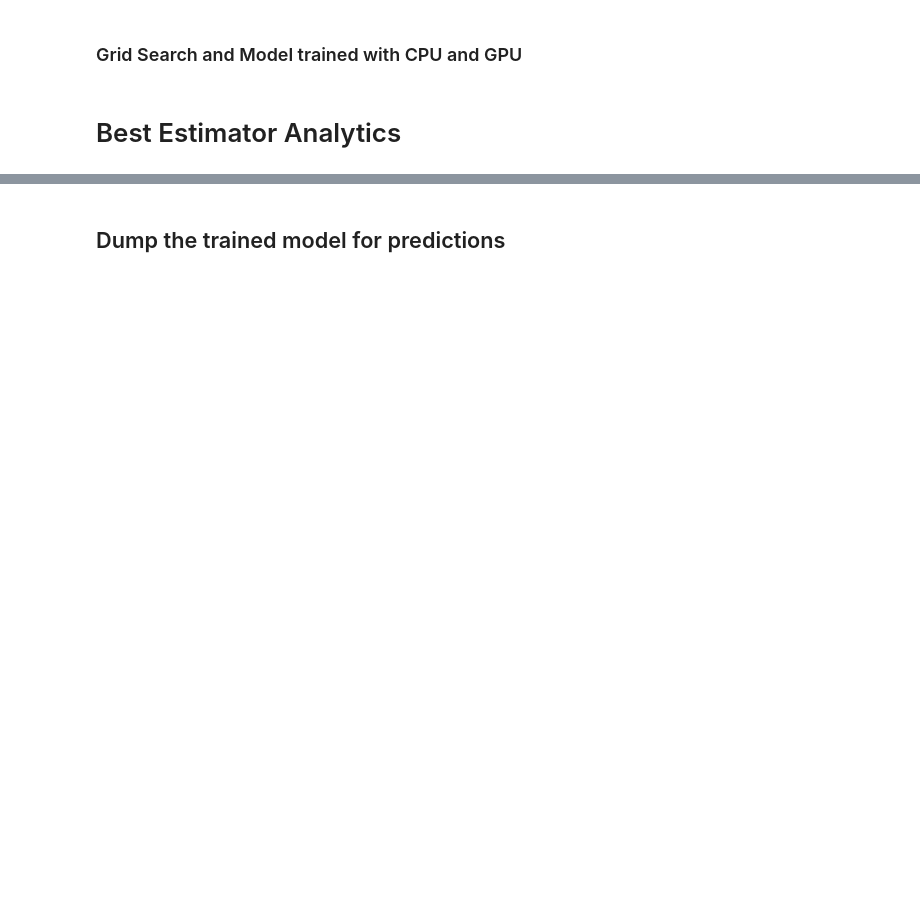
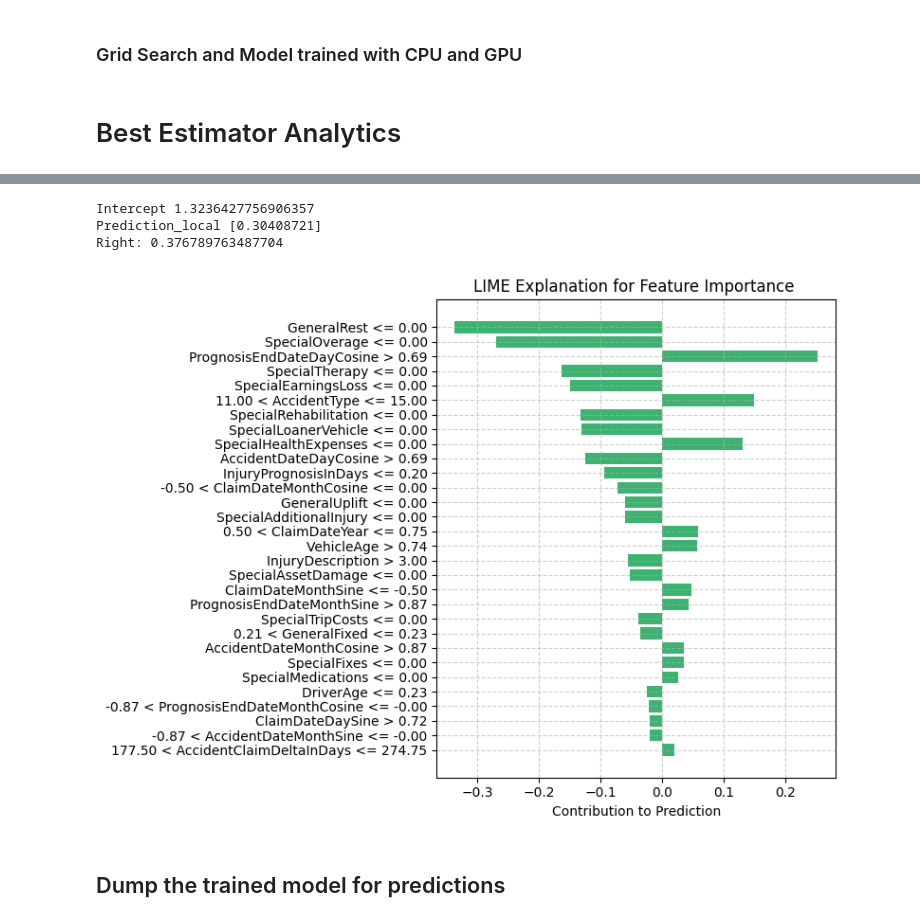
Before and after one commit to xLightless/uwe-enterprise-mlaas-models, a Jupyter notebook: REECE_TURNER_22036698_MARS.ipynb, the cells around one changed output, grey strips where cells are left out. Drawn from its saved outputs; the diff is of its cells as text; code cells hidden in the pictures; blank space fills up the shorter version.

Commit message:
Added xAI and minmax inverse tranformation to MARS model.

```diff
--- a/REECE_TURNER_22036698_MARS.ipynb
+++ b/REECE_TURNER_22036698_MARS.ipynb
@@ -361,6 +358,7 @@ def grid_search(model_class: MARS, fit_function, X_train, y_train, X_test, y_tes
     return best_ensemble, np.array(grid_searches)
 # %%
 from models.types.experimental.mars.mars import MARS
+import time
 
 # param_grid = {
 #     "max_terms": [400],
@@ -369,11 +367,18 @@ from models.types.experimental.mars.mars import MARS
 #     "penalty": [0.1]
 # }
 
+# param_grid = {
+#     'max_terms': [100, 200, 300, 400],
+#     'max_degree': [3],
+#     'min_samples_split': [4, 8, 12, 16],
+#     'penalty': [0.1, 0.5, 1.0]
+# }
+
 param_grid = {
-    'max_terms': [100, 200, 300, 400],
+    'max_terms': [100],
     'max_degree': [3],
-    'min_samples_split': [4, 8, 12, 16],
-    'penalty': [0.1, 0.5, 1.0]
+    'min_samples_split': [4],
+    'penalty': [0.1]
 }
 
 def fit_mars_model(model_class: MARS, X, y, max_terms, max_degree, min_samples_split, penalty):
@@ -396,6 +401,7 @@ def fit_mars_model(model_class: MARS, X, y, max_terms, max_degree, min_samples_s
     return model
 
 if max(param_grid['max_terms']) <= df.shape[0]:
+    start_time = time.time()
     print("Starting grid search...")
     best_ensemble, grid_searches = grid_search(
         model_class=MARS,
@@ -405,8 +411,10 @@ if max(param_grid['max_terms']) <= df.shape[0]:
         X_test=X_test.values,
         y_test=y_test.values,
         param_grid=param_grid,
-        n_jobs=multiprocessing.cpu_count(),
+        n_jobs=20,
     )
+    end_time = time.time()
+    print(f"Grid search completed in {end_time - start_time:.2f} seconds.")
 else:
     print("Error: max_terms cannot be larger than the dataset rows.")
     sys.exit()
@@ -542,3 +542,42 @@ GeneralRest:                                      -0.07370175532125527
+# %%
+import lime
+import lime.lime_tabular
+import numpy as np
+import matplotlib.pyplot as plt
+
+explainer = lime.lime_tabular.LimeTabularExplainer(
+    training_data=X_test.values,
+    feature_names=X_test.columns.tolist(),
+    mode='regression',
+    verbose=True
+)
+
+exp = explainer.explain_instance(
+    data_row=X_test.values[0],
+    predict_fn=best_ensemble[0].predict,
+    num_features=30,
+    top_labels=1,
+    model_regressor=None,
+)
+
+instance = X_test.values[0]
+explanation = exp.as_list()
+features, contributions = zip(*explanation)
+
+plt.figure(figsize=(8, 6))
+bars = plt.barh(range(len(features)), contributions, color='mediumseagreen')
+plt.yticks(range(len(features)), features)
+plt.xlabel('Contribution to Prediction')
+plt.title('LIME Explanation for Feature Importance ')
+plt.gca().invert_yaxis()
+plt.grid(True, linestyle='--', alpha=0.6)
+plt.tight_layout()
+plt.show()
+# %% [output]
+Intercept 1.3236427756906357
+Prediction_local [0.30408721]
+Right: 0.376789763487704
+[figure, added]
 # %%
 def ensemble_summary(self, X_test, y_test):
     """
```
Also changed, not shown: parts of 10 cells of this notebook, 5 other files.
